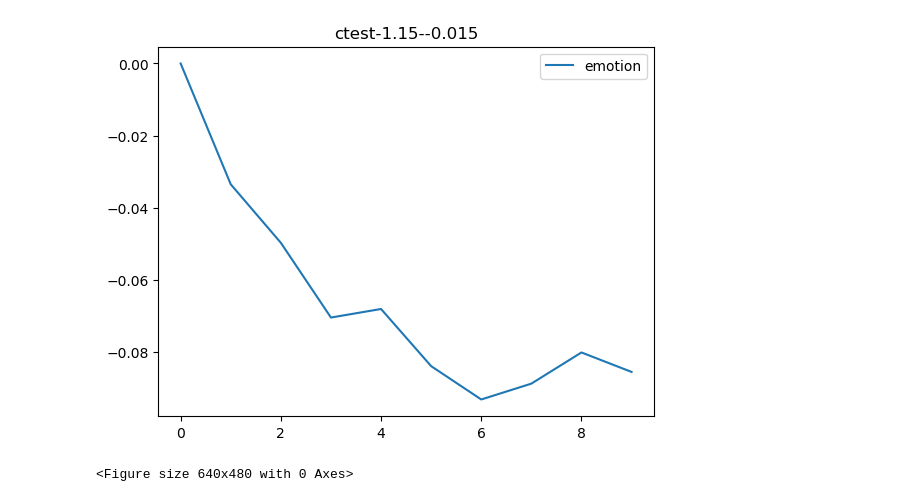
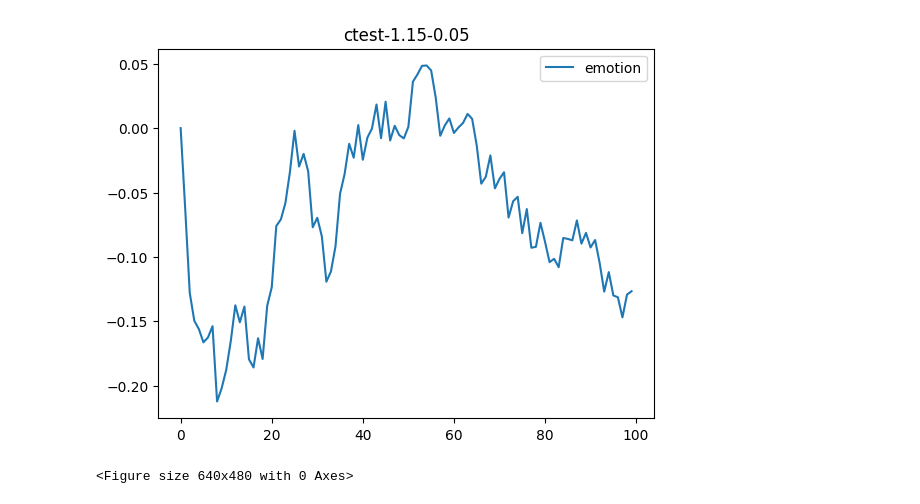
Before and after one commit to rschen5/SimulatingSocialNetworks, a Jupyter notebook: v2.ipynb, the cells around one changed output. Cells and saved outputs as stored; diff of their text form; code cells hidden in the pictures.

```diff
--- a/v2.ipynb
+++ b/v2.ipynb
@@ -511,8 +578,9 @@ class Agent(Agent):
         self.move()
 # %%
 class SocialModel(Model):
-    def __init__(self, num_agents, width, height, agreeableness, field, E, N, emotions, beliefs, activity, news, exploration, stability):
+    def __init__(self, num_agents, bot_count, width, height, agreeableness, field, E, N, emotions, beliefs, activity, news, exploration, stability):
         self.num_agents = num_agents
+        self.bots = bot_count
         self.width = width
         self.height = height
         self.grid = MultiGrid(width, height, True)
@@ -531,6 +599,9 @@ class SocialModel(Model):
         self.current_step = 0
 
         # random start
+        real_population = self.num_agents - self.bots
+        if real_population<0:
+            raise ValueError('BOTS counts is higher than total population. BOTS COUNTS should be less than or equal to total population')
         for i in range(self.num_agents):
             a = Agent(i, self)
             self.schedule.add(a)
@@ -540,6 +611,8 @@ class SocialModel(Model):
             y = self.random.randrange(self.grid.height)
             self.grid.place_agent(a, (x, y))
             a.position = (x, y)
+            if i >= real_population:
+                a.is_bot = True
             # Random
 
 
@@ -602,16 +675,26 @@ def init_population(model):
     stability_list = generate_from_normal(model.stability[0], model.stability[1], total_population)
 
     for idx, a in enumerate(model.schedule.agents):
-        a.agreeableness = agreeableness_list[idx]
-        a.emotions = emotions_list[idx]
         a.belief = beliefs_list[idx]
         a.field = random.choices([1, 2, 3, 4, 5], [20, 20, 20, 20, 20], k=1)[0]
-        a.E = E_list[idx]
-        a.N = N_list[idx]
+
         a.activity_level = [math.floor(act_post_list[idx]), math.floor(act_time_list[idx])]
         a.false_exposure = false_news_list[idx]
-        a.exploration = exploration_list[idx]
-        a.stablility = stability_list[idx]
+
+        if a.is_bot:
+            a.emotions = 0
+            a.agreeableness = 0
+            a.E = 0
+            a.N = 0
+            a.exploration = 0
+            a.stablility = 0
+        else:
+            a.emotions = emotions_list[idx]
+            a.agreeableness = agreeableness_list[idx]
+            a.E = E_list[idx]
+            a.N = N_list[idx]
+            a.exploration = exploration_list[idx]
+            a.stablility = stability_list[idx]
 
 
 def mean_belief(model):
@@ -622,7 +705,7 @@ def mean_belief(model):
 
 
 def mean_emotion(model):
-    total_emotions = [agent.emotions for agent in model.schedule.agents]
+    total_emotions = [agent.emotions for agent in model.schedule.agents if not agent.is_bot]
     N = model.num_agents
     B = float(sum(total_emotions))
     return B/N
@@ -669,6 +752,7 @@ def reset_default():
     global NUM_STEP
 
     global POPULATION
+    global BOT_COUNT
     global WIDTH
     global HEIGHT
 
@@ -691,10 +775,11 @@ def reset_default():
     global EMOTIONS
     global ACTIVITY_LEVEL
 
-    NUM_STEP = 10
+    NUM_STEP = 100
 
-    POPULATION = 500
+    POPULATION = 60
 #     POPULATION = 10
+    BOT_COUNT = 0
     WIDTH = 2
     HEIGHT = 6
 
@@ -709,7 +794,7 @@ def reset_default():
 
     BELIEFS = [3, 2]
 
-    ACT_POSTS = [0.3, 0.3]
+    ACT_POSTS = [1, 0.3]
     ACT_TIME = [10, 20]
 
     ACTIVITY_LEVEL = [ACT_POSTS, ACT_TIME]
@@ -721,31 +806,31 @@ def reset_default():
 # %%
 # Default Model Run
 import time
 start_time = time.time()
 reset_default()
 
 for a in [1.15]:
-    for b in [-0.015]:
+    for b in [0.05]:
         FAKE_THRESHOLD = a
         # how much seeing fake news impact user
         FAKE_EMOTION_CHANGE = b
 
-        model = SocialModel(POPULATION, WIDTH, HEIGHT, AGREEABLENESS, FIELD, E, N, EMOTIONS, BELIEFS, ACTIVITY_LEVEL, FALSE_EXPOSURE, EXPLORATION, STABILITY)
+        model = SocialModel(POPULATION, BOT_COUNT, WIDTH, HEIGHT, AGREEABLENESS, FIELD, E, N, EMOTIONS, BELIEFS, ACTIVITY_LEVEL, FALSE_EXPOSURE, EXPLORATION, STABILITY)
         for i in range(NUM_STEP):
             model.step()
         #     for key in POSTS.keys():
         #         print(len(POSTS[key]))
         df = model.datacollector.get_model_vars_dataframe()
     #     print(df.head())
         title = "ctest-"+str(a)+'-'+str(b)
         #     covid_df.to_csv("data/"+title+".csv", index=False)
         plot = df.plot(title=title)
         fig = plt.figure()
         fig = plot.get_figure()
 #     print("--- %s seconds ---" % (time.time() - start_time))
 #         fig.savefig("images/" + title+".png")
 # %% [output]
-[figure, old version]
+[figure, new version]
 <Figure size 640x480 with 0 Axes>
 # %%
 keys = TOP_POSTS.keys()
```
Also changed, not shown: parts of 2 cells of this notebook.
